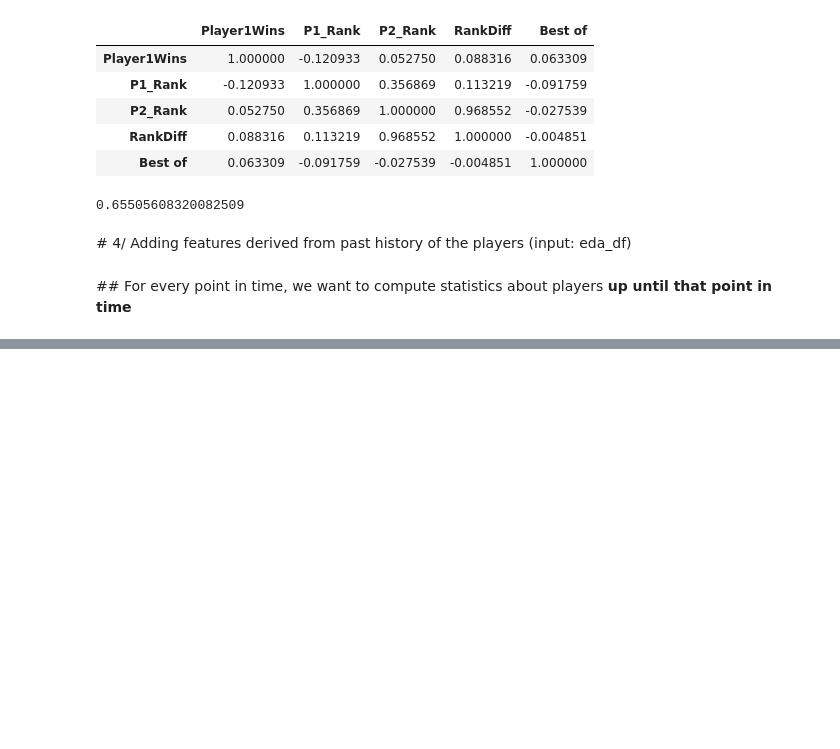
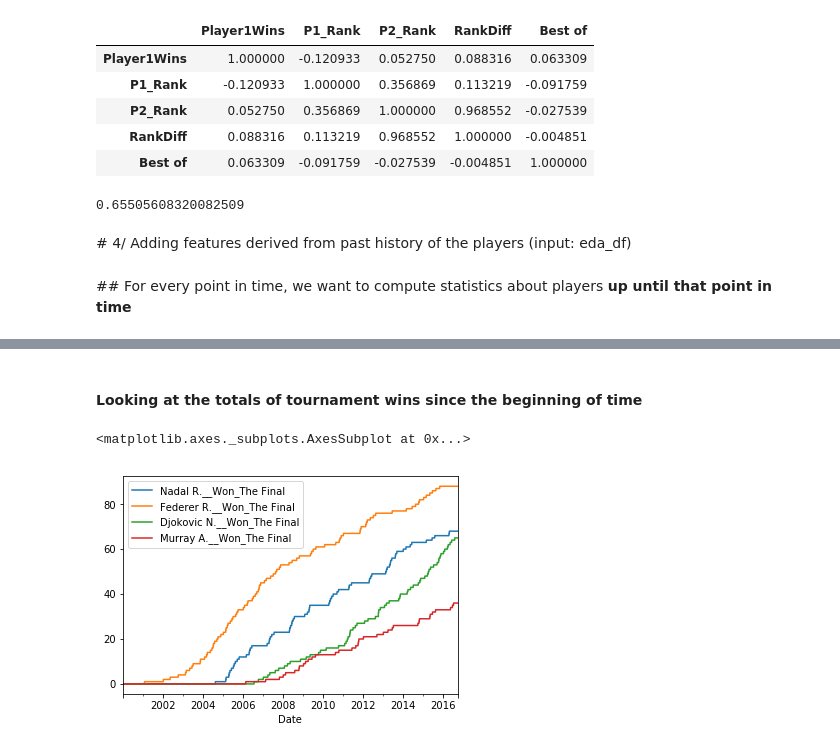
Before and after one commit to Vinh-CHUC/general-assembly-data-science-project, a Jupyter notebook: Exploratory Data Analysis.ipynb, the cells around one changed output, grey strips where cells are left out. Drawn from its saved outputs; the diff is of its cells as text; code cells hidden in the pictures; blank space fills up the shorter version.

```diff
--- a/Exploratory Data Analysis.ipynb
+++ b/Exploratory Data Analysis.ipynb
@@ -210,4 +228,7 @@ date_points.head(), date_points.shape
 # %%
 all_players = pd.concat([eda_df.P1_Name, eda_df.P2_Name]).unique()
+if QUICK_MODE:
+    all_players = np.random.choice(all_players, int(len(all_players) / 50))
+    all_players = np.append(all_players, ["Federer R.", "Nadal R.", "Djokovic N.", "Murray A."])
 all_players.shape
 # %% [output]
@@ -274,0 +253,3 @@ my_df.rolling(12).apply(lambda x: sum(x))
+# %%
+players_stats = features_engineering.compute_games_played_and_won(eda_df, all_players)
+players_stats = features_engineering.compute_win_round_type(players_stats, all_players)
@@ -274,0 +300,2 @@ my_df.rolling(12).apply(lambda x: sum(x))
+# %%
+stats_columns = [c for c in players_stats.columns if "__" in c]
@@ -274,0 +304,4 @@ my_df.rolling(12).apply(lambda x: sum(x))
+# %%
+resampled_stats = players_stats[["Date"] + stats_columns].resample("D", on="Date").sum()
+resampled_stats = resampled_stats.fillna(0)  # We don't have matches every single day of the year, so we're going to have NAs as a result of the resample
+resampled_stats.head()
@@ -274,0 +317,9 @@ my_df.rolling(12).apply(lambda x: sum(x))
+# %% [markdown]
+#### Looking at the totals of tournament wins since the beginning of time
+# %%
+expanding_stats = resampled_stats.expanding().sum()
+players = ["Nadal R.", "Federer R.", "Djokovic N.", "Murray A."]
+expanding_stats[[p + "__Won_The Final" for p in players]].plot()
+# %% [output]
+<matplotlib.axes._subplots.AxesSubplot at 0x...>
+[figure, added]
```
Also changed, not shown: parts of 27 cells of this notebook, 1 other file.
